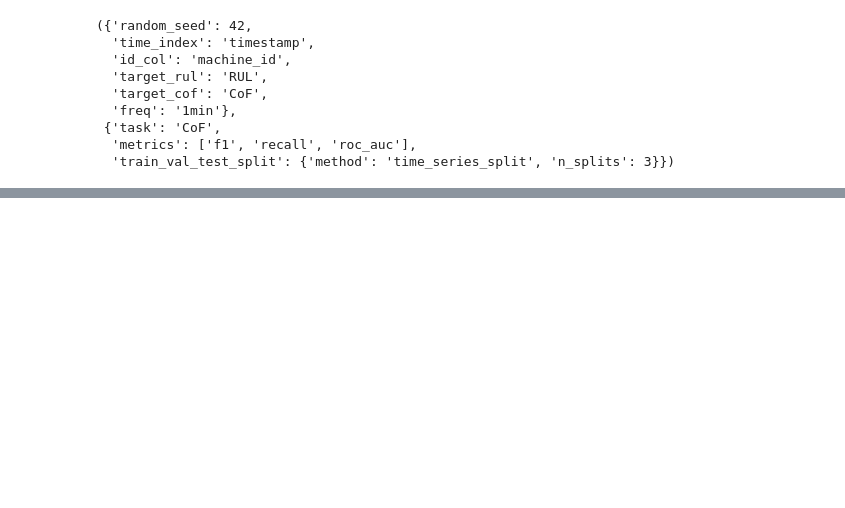
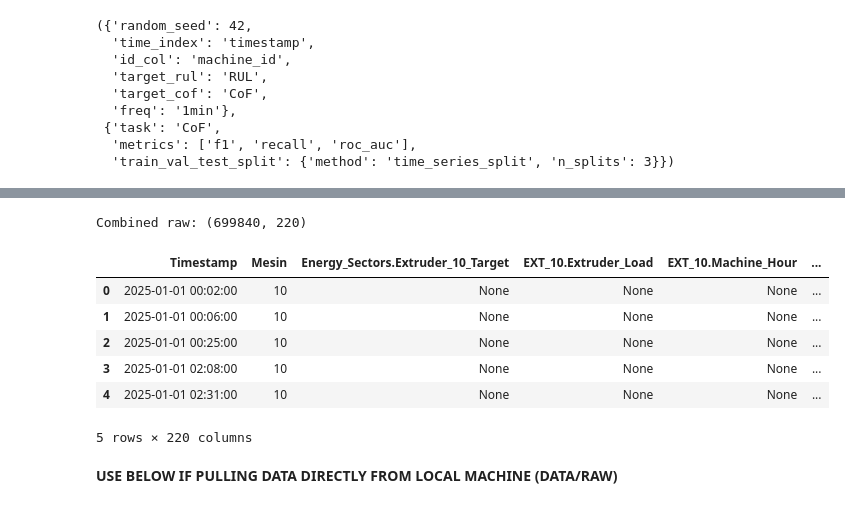
Before and after one commit to rdammara/pdm-project, a Jupyter notebook: notebooks/RUL/01_eda_data_prep_RUL.ipynb, the cells around one changed output, grey strips where cells are left out. Cells and saved outputs as stored; diff of their text form; code cells hidden in the pictures; blank space fills up the shorter version.

```diff
--- a/notebooks/RUL/01_eda_data_prep_RUL.ipynb
+++ b/notebooks/RUL/01_eda_data_prep_RUL.ipynb
@@ -66,2 +114,21 @@ base_cfg, task_cfg
+# %%
+df10 = pd.read_sql("SELECT * FROM dbo.DM_Machine_Learning_Line_10", conn)
+df20 = pd.read_sql("SELECT * FROM dbo.DM_Machine_Learning_Line_20", conn)
+
+dfs=[df10, df20]
+df_raw = pd.concat(dfs, ignore_index=True)
+print("Combined raw:", df_raw.shape)
+df_raw.head()
+# %% [output]
+Combined raw: (699840, 220)
+|  | Timestamp | Mesin | Energy_Sectors.Extruder_10_Target | EXT_10.Extruder_Load | EXT_10.Machine_Hour | ... |
+| 0 | 2025-01-01 00:02:00 | 10 | None | None | None | ... |
+| 1 | 2025-01-01 00:06:00 | 10 | None | None | None | ... |
+| 2 | 2025-01-01 00:25:00 | 10 | None | None | None | ... |
+| 3 | 2025-01-01 02:08:00 | 10 | None | None | None | ... |
+| 4 | 2025-01-01 02:31:00 | 10 | None | None | None | ... |
+5 rows × 220 columns
+# %% [markdown]
+**USE BELOW IF PULLING DATA DIRECTLY FROM LOCAL MACHINE (DATA/RAW)**
 # %%
 # Adjust these if your filenames/locations are different
```
Also changed, not shown: parts of 10 cells of this notebook, 1 other file.
